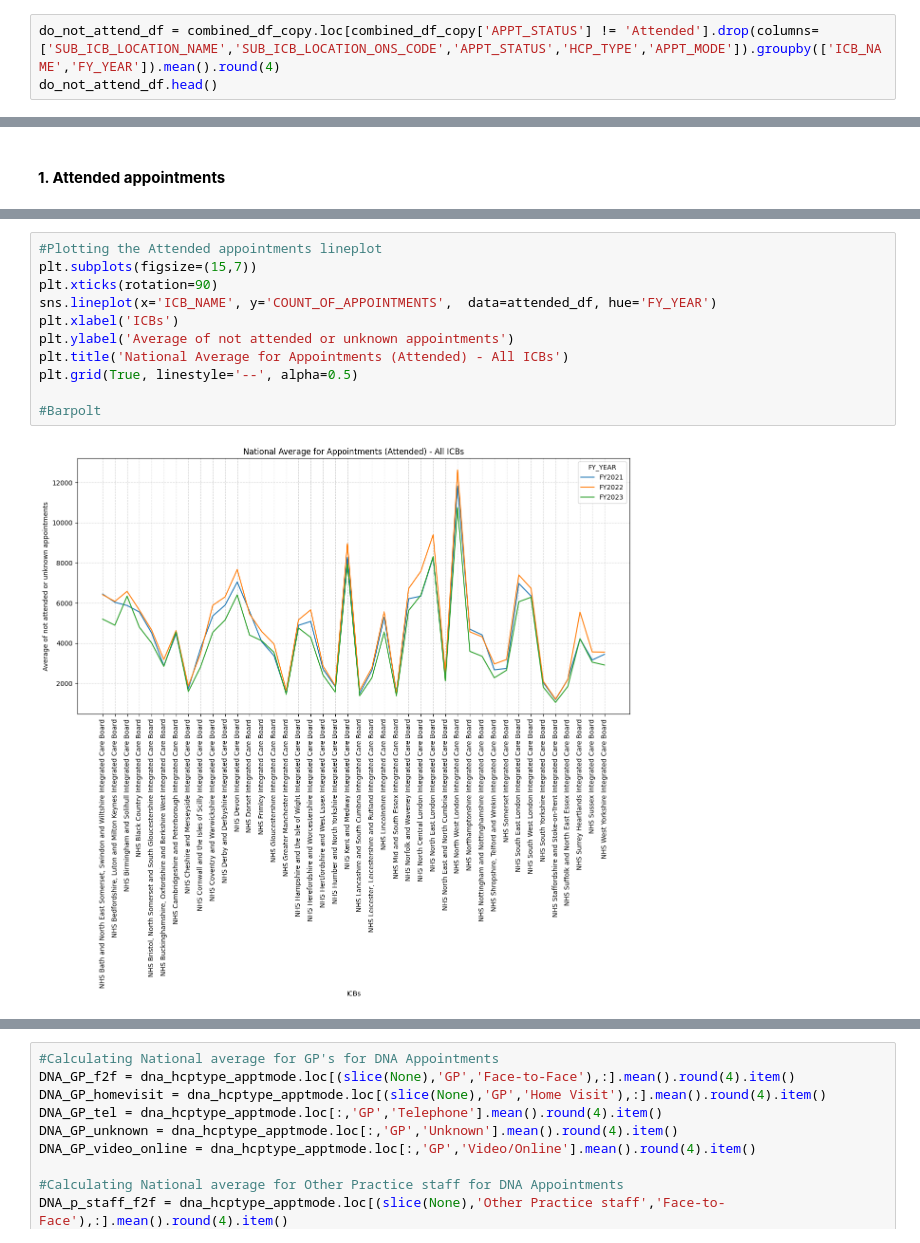
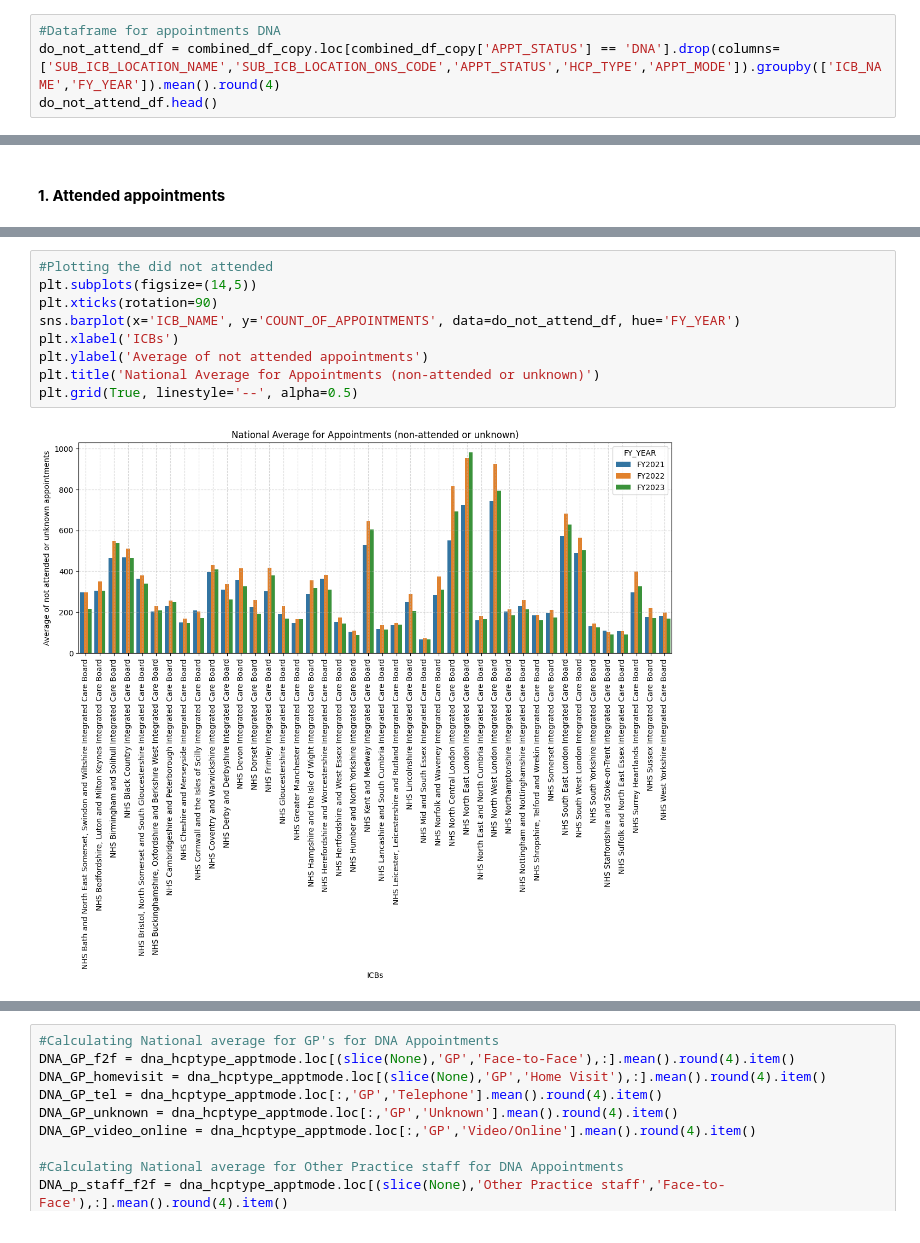
Before and after one commit to SNEE-ICS/PrimaryCareDemandAndCapacity, a Jupyter notebook: AppointmentsAttended.ipynb, the cells around one changed output, grey strips where cells are left out. Drawn from its saved outputs; the diff is of its cells as text.

```diff
--- a/AppointmentsAttended.ipynb
+++ b/AppointmentsAttended.ipynb
@@ -106,7 +109,8 @@ attended_df.head()
 | NHS Bedfordshire, Luton and Milto... | FY2021 | 6031.7656 |
 |  | FY2022 | 6074.6977 |
 # %%
-do_not_attend_df = combined_df_copy.loc[combined_df_copy['APPT_STATUS'] != 'Attended'].drop(columns=['SUB_ICB_LOCATION_NAME','SUB_ICB_LOCATION_ONS_CODE','APPT_STATUS','HCP_TYPE','APPT_MODE']).groupby(['ICB_NAME','FY_YEAR']).mean().round(4)
+#Dataframe for appointments DNA
+do_not_attend_df = combined_df_copy.loc[combined_df_copy['APPT_STATUS'] == 'DNA'].drop(columns=['SUB_ICB_LOCATION_NAME','SUB_ICB_LOCATION_ONS_CODE','APPT_STATUS','HCP_TYPE','APPT_MODE']).groupby(['ICB_NAME','FY_YEAR']).mean().round(4)
 do_not_attend_df.head()
 # %% [output]
 |  |  | COUNT_OF_APPOINTMENTS |
@@ -196,13 +193,11 @@ ax2.set_label('Average of did not attend Appointments')
 # %%
-#Plotting the Attended appointments lineplot
-plt.subplots(figsize=(15,7))
+#Plotting the did not attended
+plt.subplots(figsize=(14,5))
 plt.xticks(rotation=90)
-sns.lineplot(x='ICB_NAME', y='COUNT_OF_APPOINTMENTS',  data=attended_df, hue='FY_YEAR')
+sns.barplot(x='ICB_NAME', y='COUNT_OF_APPOINTMENTS', data=do_not_attend_df, hue='FY_YEAR')
 plt.xlabel('ICBs')
-plt.ylabel('Average of not attended or unknown appointments')
-plt.title('National Average for Appointments (Attended) - All ICBs')
+plt.ylabel('Average of not attended appointments')
+plt.title('National Average for Appointments (non-attended or unknown)')
 plt.grid(True, linestyle='--', alpha=0.5)
-
-#Barpolt
 # %% [output]
-[figure, old version]
+[figure, new version]
```
Also changed, not shown: parts of 49 cells of this notebook.
